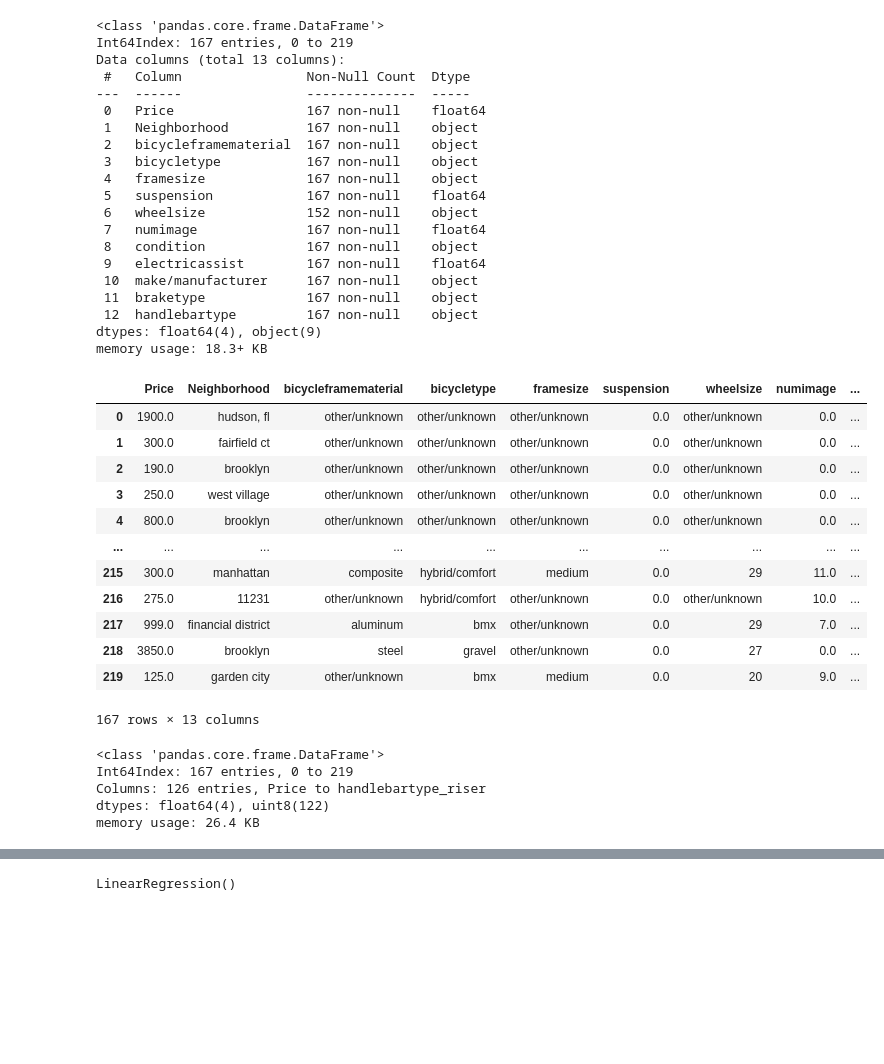
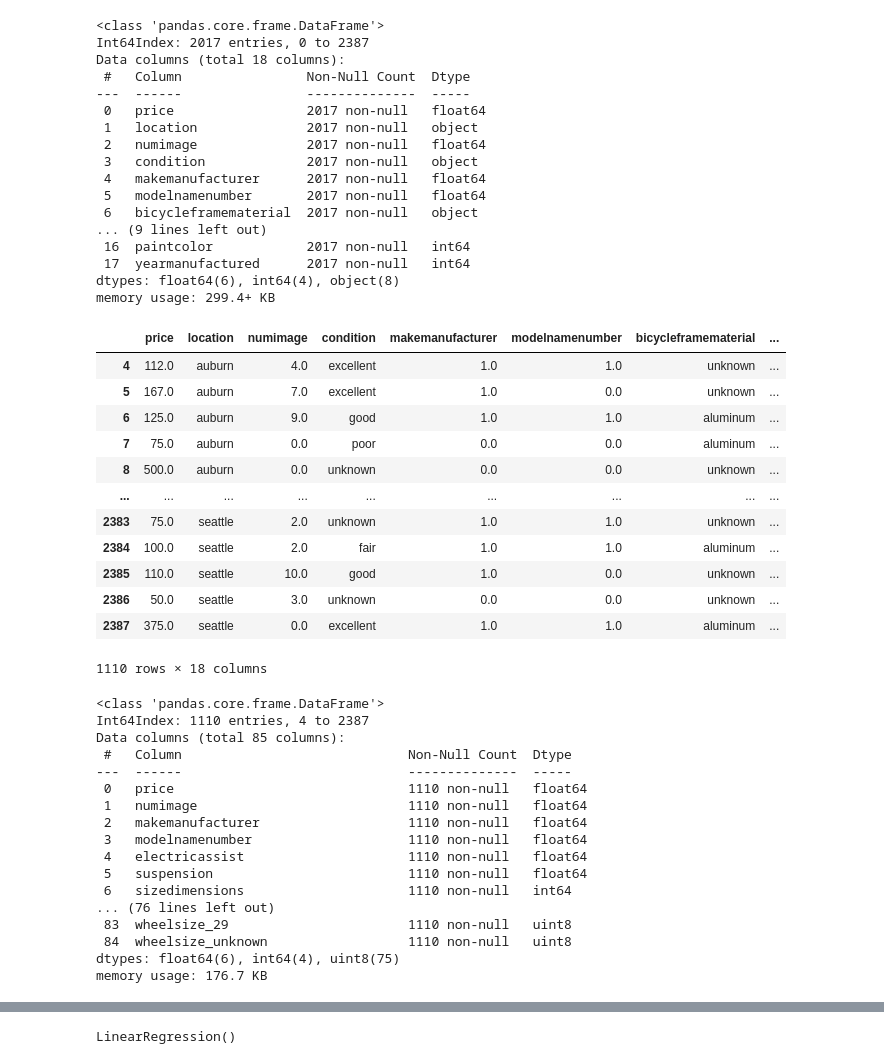
Before and after one commit to noeht/Data-Analytics---BEstimate, a Jupyter notebook: craigslist_ML.ipynb, the cells around one changed output, grey strips where cells are left out. Cells and saved outputs as stored; diff of their text form; code cells hidden in the pictures; blank space fills up the shorter version.

```diff
--- a/craigslist_ML.ipynb
+++ b/craigslist_ML.ipynb
@@ -3,53 +3,63 @@ import pandas as pd
 import numpy as np
 from sklearn import neighbors, linear_model, model_selection,metrics
 # %%
-df = pd.read_csv('preprocessed_data_craigslist.csv').drop(['Unnamed: 0','text','URL','modelname/number'],axis=1).drop_duplicates(subset=None, keep='first', inplace=False)
+df = pd.read_csv('preprocessed_data_craigslist.csv').drop(['Unnamed: 0','text','url','title','date','days'],axis=1).drop_duplicates(subset=None, keep='first', inplace=False)
 df.info()
 # %% [output]
 <class 'pandas.core.frame.DataFrame'>
-Int64Index: 167 entries, 0 to 219
-Data columns (total 13 columns):
+Int64Index: 2017 entries, 0 to 2387
+Data columns (total 18 columns):
  #   Column                Non-Null Count  Dtype
 ---  ------                --------------  -----
- 0   Price                 167 non-null    float64
- 1   Neighborhood          167 non-null    object
- 2   bicycleframematerial  167 non-null    object
- 3   bicycletype           167 non-null    object
- 4   framesize             167 non-null    object
- 5   suspension            167 non-null    float64
- 6   wheelsize             152 non-null    object
- 7   numimage              167 non-null    float64
- 8   condition             167 non-null    object
- 9   electricassist        167 non-null    float64
- 10  make/manufacturer     167 non-null    object
- 11  braketype             167 non-null    object
- 12  handlebartype         167 non-null    object
-dtypes: float64(4), object(9)
-memory usage: 18.3+ KB
+ 0   price                 2017 non-null   float64
+ 1   location              2017 non-null   object
+ 2   numimage              2017 non-null   float64
+ 3   condition             2017 non-null   object
+ 4   makemanufacturer      2017 non-null   float64
+ 5   modelnamenumber       2017 non-null   float64
+ 6   bicycleframematerial  2017 non-null   object
+... (9 lines left out)
+ 16  paintcolor            2017 non-null   int64
+ 17  yearmanufactured      2017 non-null   int64
+dtypes: float64(6), int64(4), object(8)
+memory usage: 299.4+ KB
 # %%
+df = df[(30<df.price)&(df.price<1000)]
 df
 # %% [output]
-|  | Price | Neighborhood | bicycleframematerial | bicycletype | framesize | suspension | wheelsize | numimage | ... |
-| 0 | 1900.0 | hudson, fl | other/unknown | other/unknown | other/unknown | 0.0 | other/unknown | 0.0 | ... |
-| 1 | 300.0 | fairfield ct | other/unknown | other/unknown | other/unknown | 0.0 | other/unknown | 0.0 | ... |
-| 2 | 190.0 | brooklyn | other/unknown | other/unknown | other/unknown | 0.0 | other/unknown | 0.0 | ... |
-| 3 | 250.0 | west village | other/unknown | other/unknown | other/unknown | 0.0 | other/unknown | 0.0 | ... |
-| 4 | 800.0 | brooklyn | other/unknown | other/unknown | other/unknown | 0.0 | other/unknown | 0.0 | ... |
-| ... | ... | ... | ... | ... | ... | ... | ... | ... | ... |
-| 215 | 300.0 | manhattan | composite | hybrid/comfort | medium | 0.0 | 29 | 11.0 | ... |
-| 216 | 275.0 | 11231 | other/unknown | hybrid/comfort | other/unknown | 0.0 | other/unknown | 10.0 | ... |
-| 217 | 999.0 | financial district | aluminum | bmx | other/unknown | 0.0 | 29 | 7.0 | ... |
-| 218 | 3850.0 | brooklyn | steel | gravel | other/unknown | 0.0 | 27 | 0.0 | ... |
-| 219 | 125.0 | garden city | other/unknown | bmx | medium | 0.0 | 20 | 9.0 | ... |
+|  | price | location | numimage | condition | makemanufacturer | modelnamenumber | bicycleframematerial | ... |
+| 4 | 112.0 | auburn | 4.0 | excellent | 1.0 | 1.0 | unknown | ... |
+| 5 | 167.0 | auburn | 7.0 | excellent | 1.0 | 0.0 | unknown | ... |
+| 6 | 125.0 | auburn | 9.0 | good | 1.0 | 1.0 | aluminum | ... |
+| 7 | 75.0 | auburn | 0.0 | poor | 0.0 | 0.0 | aluminum | ... |
+| 8 | 500.0 | auburn | 0.0 | unknown | 0.0 | 0.0 | unknown | ... |
+| ... | ... | ... | ... | ... | ... | ... | ... | ... |
+| 2383 | 75.0 | seattle | 2.0 | unknown | 1.0 | 1.0 | unknown | ... |
+| 2384 | 100.0 | seattle | 2.0 | fair | 1.0 | 1.0 | aluminum | ... |
+| 2385 | 110.0 | seattle | 10.0 | good | 1.0 | 0.0 | unknown | ... |
+| 2386 | 50.0 | seattle | 3.0 | unknown | 0.0 | 0.0 | unknown | ... |
+| 2387 | 375.0 | seattle | 0.0 | excellent | 1.0 | 1.0 | aluminum | ... |
-167 rows × 13 columns
+1110 rows × 18 columns
 # %%
 pd.get_dummies(df).info()
 # %% [output]
 <class 'pandas.core.frame.DataFrame'>
-Int64Index: 167 entries, 0 to 219
-Columns: 126 entries, Price to handlebartype_riser
-dtypes: float64(4), uint8(122)
-memory usage: 26.4 KB
+Int64Index: 1110 entries, 4 to 2387
+Data columns (total 85 columns):
+ #   Column                             Non-Null Count  Dtype
+---  ------                             --------------  -----
+ 0   price                              1110 non-null   float64
+ 1   numimage                           1110 non-null   float64
+ 2   makemanufacturer                   1110 non-null   float64
+ 3   modelnamenumber                    1110 non-null   float64
+ 4   electricassist                     1110 non-null   float64
+ 5   suspension                         1110 non-null   float64
+ 6   sizedimensions                     1110 non-null   int64
+... (76 lines left out)
+ 83  wheelsize_29                       1110 non-null   uint8
+ 84  wheelsize_unknown                  1110 non-null   uint8
+dtypes: float64(6), int64(4), uint8(75)
+memory usage: 176.7 KB
 # %%
 linear_regression = linear_model.LinearRegression()
 
```
Also changed, not shown: parts of 7 cells of this notebook.
